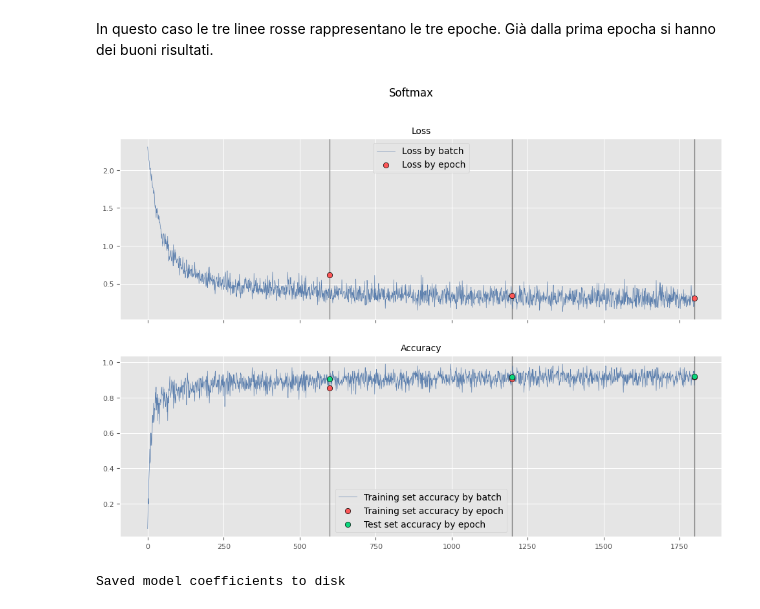
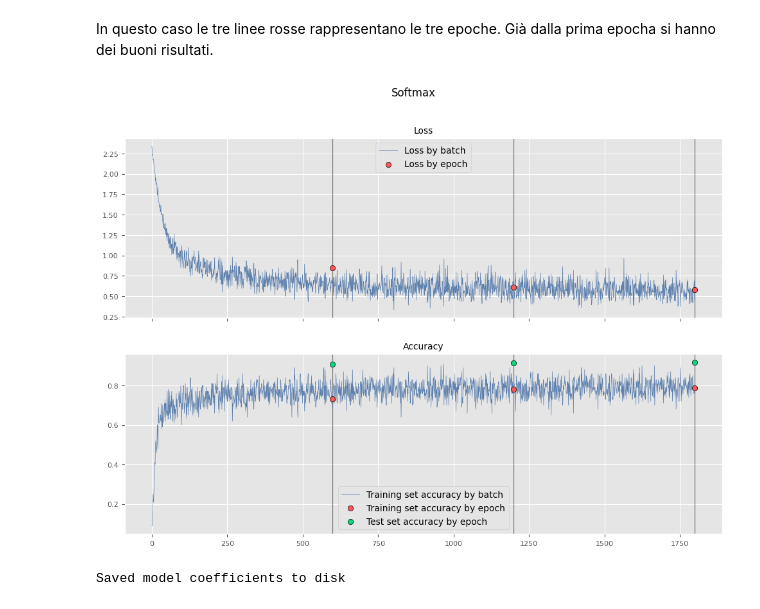
Before and after one commit to redjack96/CodiceML, a Jupyter notebook: src/01_mnist_pytorch.ipynb, the cells around one changed output. Cells and saved outputs as stored; diff of their text form; code cells hidden in the pictures.

```diff
--- a/src/01_mnist_pytorch.ipynb
+++ b/src/01_mnist_pytorch.ipynb
@@ -118,6 +118,7 @@ class NeuralNet0(nn.Module):
         super(NeuralNet0, self).__init__()
         self.f = nn.Flatten() # Appiattisce la matrice 28x28 in un array 1x784
         self.l1 = nn.Linear(w * h, num_classes) # definisce un layer con 784 neuroni in input e 10 in output
+        self.dropout= nn.Dropout(p=0.2)
         self.ls = nn.LogSoftmax(dim=1) # applica la softmax per ottenere la distribuzione di probabilità sulle 10 classi
 
     def forward(self, x):
@@ -127,6 +128,7 @@ class NeuralNet0(nn.Module):
         """
         out = self.f(x) # 28x28 -> 784x1
         out = self.l1(out) # 784 -> 10
+        out = self.dropout(out) # il grafico viene male se togli il dropout!!
         out = self.ls(out) # 10 --(normalizza a 1)--> 10
         return out
 # %% [markdown]
@@ -172,3 +174,6 @@ num_epochs = 3
+# %%
+#TODO: capire come funziano le callback e come implementarla
+num_epochs = 4
 # %% [markdown]
 Eseguiamo il training del modello.
 Con sole tre epoche e una rete con 1 solo layer otteniamo un'accuratezza superiore al 90%
@@ -182,9 +198,9 @@ ModuleNotFoundError: No module named 'torchvision'
 In questo caso le tre linee rosse rappresentano le tre epoche. Già dalla prima epocha si hanno dei buoni risultati.
 # %%
 from training import plot_metrics, save_model_coeffs, load_model_coeffs
-plot_metrics('Softmax', h, h_batch)
+plot_metrics('Softmax', h, h_batch, num_epochs=num_epochs)
 # %% [output]
-[figure, old version]
+[figure, new version]
 # %%
 save_model_coeffs(model0, 'softmax')
 # %% [output]
```
Also changed, not shown: parts of 6 cells of this notebook, 2 other files.
